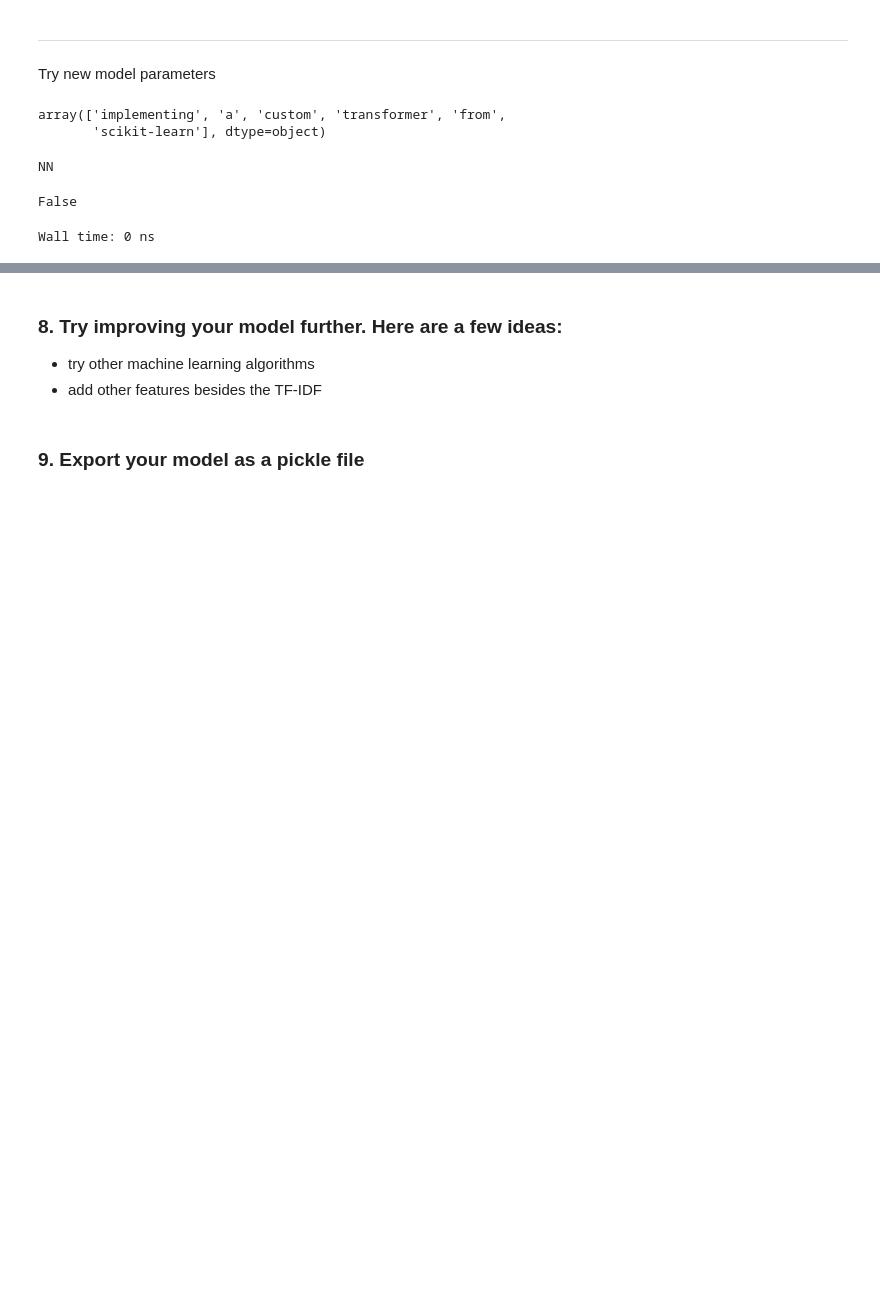
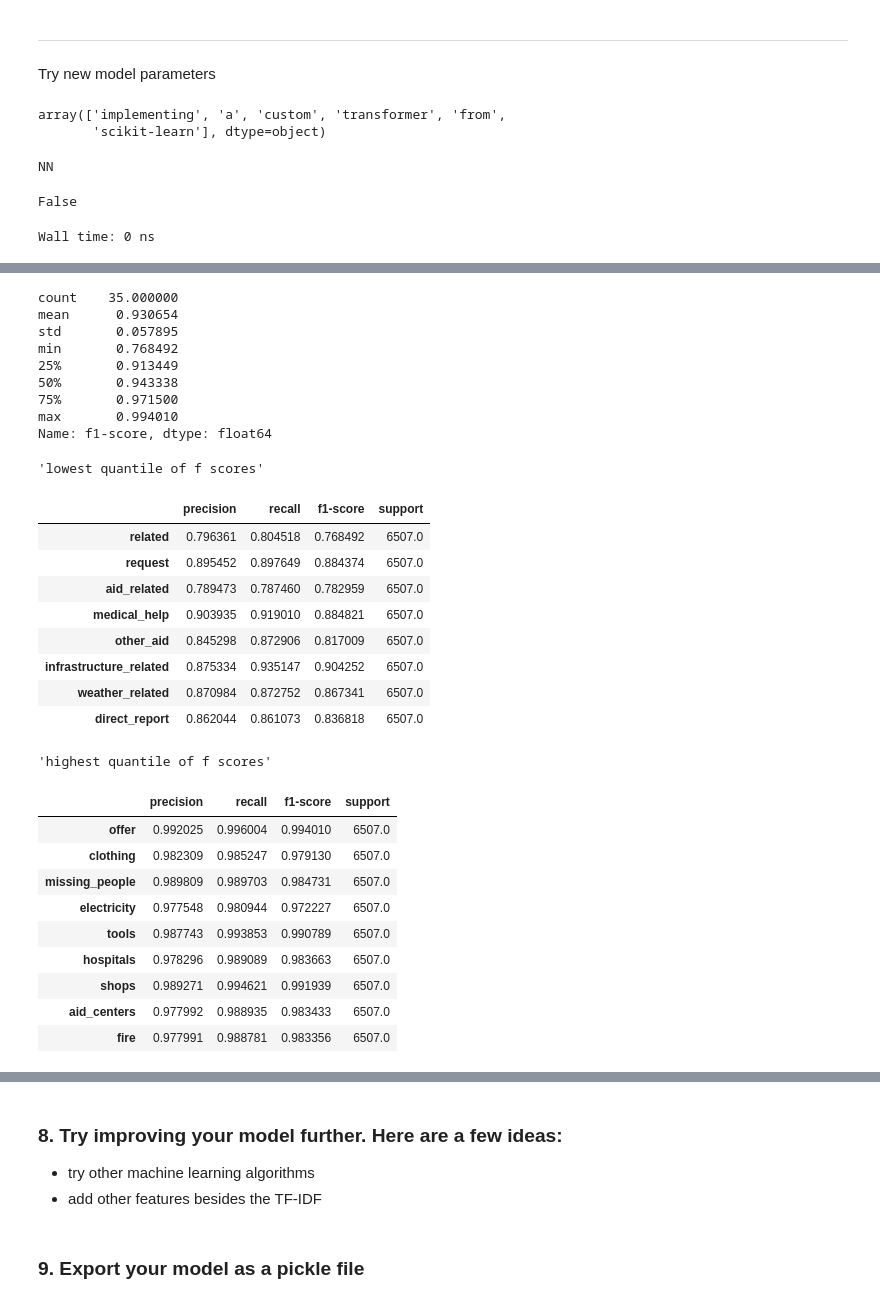
Before and after one commit to Serenitea/Disaster-Response-Data-Pipeline, a Jupyter notebook: notebooks/ML Pipeline Preparation.ipynb, the cells around one changed output, grey strips where cells are left out. Drawn from its saved outputs; the diff is of its cells as text; code cells hidden in the pictures; blank space fills up the shorter version.

```diff
--- a/notebooks/ML Pipeline Preparation.ipynb
+++ b/notebooks/ML Pipeline Preparation.ipynb
@@ -198,3 +200,31 @@ Report the f1 score, precision and recall for each output category of the datase
 y_preds = model.predict(X_test)
 # %% [output]
 Wall time: 16.2 s
+# %%
+def create_report_summary(y_preds, Y_test):
+    '''
+    Create a weighted averages summary dataframe so that every feature has
+    OUT df columns: precision,recall,f1-score,support
+    '''
+    results_dict = {}
+
+    for pred, label, col in zip(y_preds.transpose(), Y_test.values.transpose(), Y_test.columns):
+        results_dict[col] = classification_report(label, pred, output_dict=True)
+
+    weighted_avg = {}
+    for key in results_dict.keys():
+        weighted_avg[key] = results_dict[key]['weighted avg']
+
+    df_wavg = pd.DataFrame(weighted_avg).transpose()
+    return df_wavg
+# %%
+def weighted_avg_report(df):
+    '''
+    OUT:
+        descriptive statistics for the created weighted averages summary df
+        upper and lower quantile df slices
+    '''
+    display(df['f1-score'].describe())
+    display('lowest quantile of f scores',df[df_wavg['f1-score'] <= df['f1-score'].quantile(0.25)]) # lowest quantile of f scores
+    #print(df.sort_values('f1-score').head(n = 10))
+    display('highest quantile of f scores', df[df['f1-score'] >= df['f1-score'].quantile(0.75)]) # highest quantile of f scores
@@ -695,3 +816,7 @@ Pipeline(memory=None,
                                                                         warm_start=False),
                                        n_jobs=None))],
          verbose=False)
+# %%
+%%time
+#make predictions
+y_preds_2 = model_2.predict(X_test)
@@ -698,3 +825,38 @@ Pipeline(memory=None,
+# %%
+wavg_df_2 = create_report_summary(y_preds_2, Y_test)
+# %%
+weighted_avg_report(wavg_df_2)
+# %% [output]
+count    35.000000
+mean      0.930654
+std       0.057895
+min       0.768492
+25%       0.913449
+50%       0.943338
+75%       0.971500
+max       0.994010
+Name: f1-score, dtype: float64
+'lowest quantile of f scores'
+|  | precision | recall | f1-score | support |
+| related | 0.796361 | 0.804518 | 0.768492 | 6507.0 |
+| request | 0.895452 | 0.897649 | 0.884374 | 6507.0 |
+| aid_related | 0.789473 | 0.787460 | 0.782959 | 6507.0 |
+| medical_help | 0.903935 | 0.919010 | 0.884821 | 6507.0 |
+| other_aid | 0.845298 | 0.872906 | 0.817009 | 6507.0 |
+| infrastructure_related | 0.875334 | 0.935147 | 0.904252 | 6507.0 |
+| weather_related | 0.870984 | 0.872752 | 0.867341 | 6507.0 |
+| direct_report | 0.862044 | 0.861073 | 0.836818 | 6507.0 |
+'highest quantile of f scores'
+|  | precision | recall | f1-score | support |
+| offer | 0.992025 | 0.996004 | 0.994010 | 6507.0 |
+| clothing | 0.982309 | 0.985247 | 0.979130 | 6507.0 |
+| missing_people | 0.989809 | 0.989703 | 0.984731 | 6507.0 |
+| electricity | 0.977548 | 0.980944 | 0.972227 | 6507.0 |
+| tools | 0.987743 | 0.993853 | 0.990789 | 6507.0 |
+| hospitals | 0.978296 | 0.989089 | 0.983663 | 6507.0 |
+| shops | 0.989271 | 0.994621 | 0.991939 | 6507.0 |
+| aid_centers | 0.977992 | 0.988935 | 0.983433 | 6507.0 |
+| fire | 0.977991 | 0.988781 | 0.983356 | 6507.0 |
 # %%
 model_cv_2 = GridSearchCV(estimator=model, param_grid=parameters_2, verbose=3)
 # %%
```
Also changed, not shown: parts of 22 cells of this notebook.
